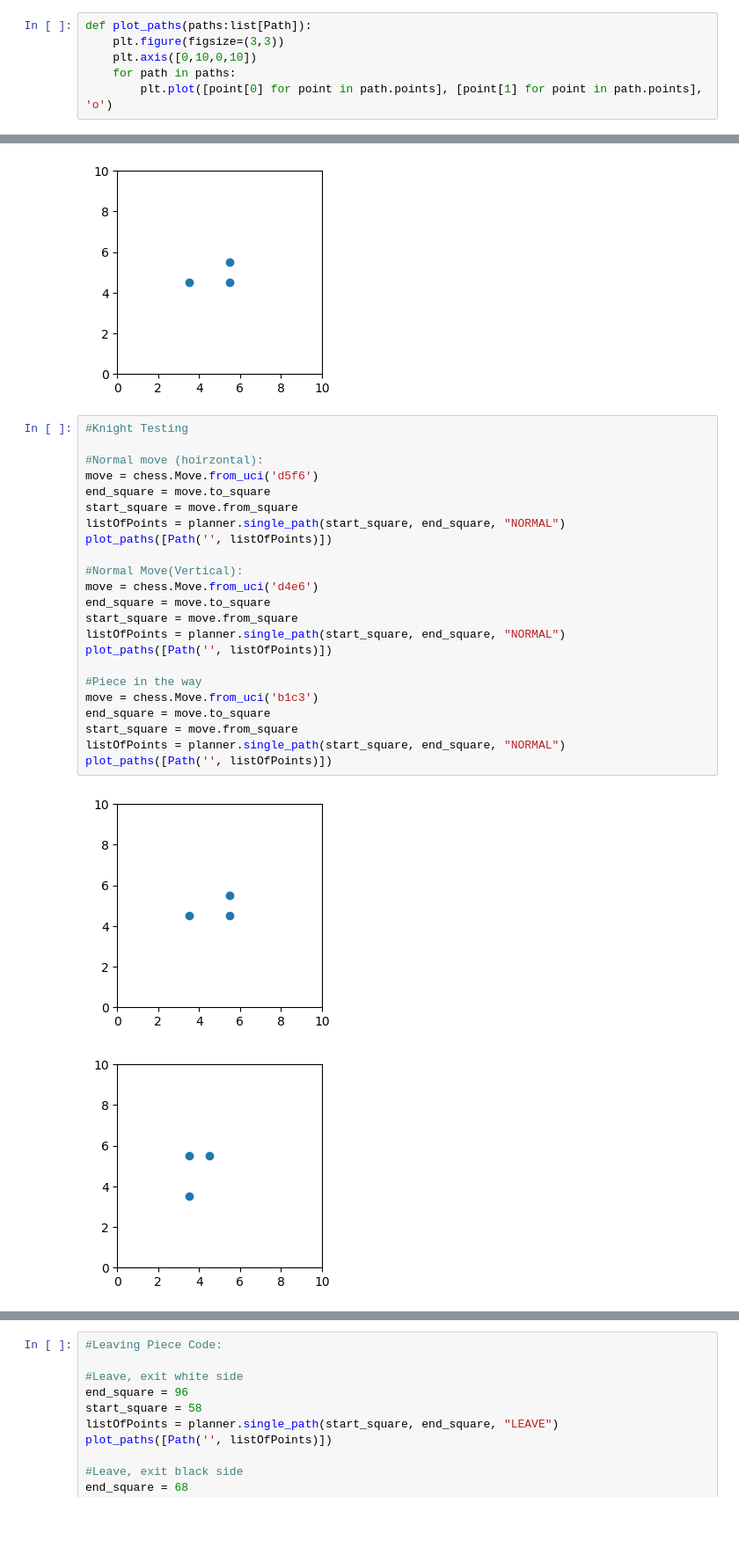
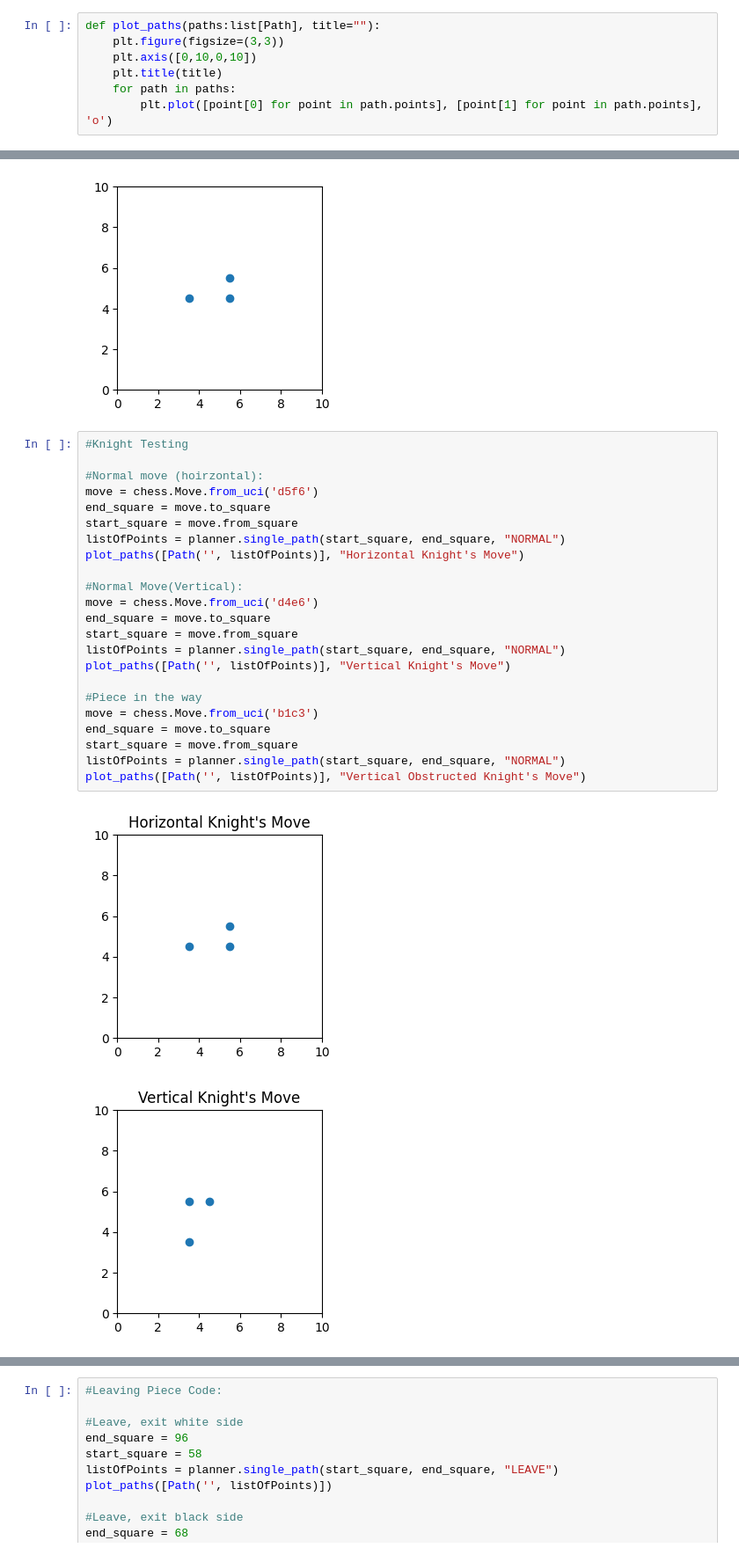
Before and after one commit to Therinzine/arc-wizard-chess, a Jupyter notebook: Fall 2023/PathPlanning/testing.ipynb, the cells around one changed output, grey strips where cells are left out. Shown at 88% size. Drawn from its saved outputs; the diff is of its cells as text; blank space fills up the shorter version.

```diff
--- a/Fall 2023/PathPlanning/testing.ipynb
+++ b/Fall 2023/PathPlanning/testing.ipynb
@@ -7,9 +7,10 @@ from matplotlib import pyplot as plt
 board = WizBoard()
 planner = PathPlanner(board)
 # %%
-def plot_paths(paths:list[Path]):
+def plot_paths(paths:list[Path], title=""):
     plt.figure(figsize=(3,3))
     plt.axis([0,10,0,10])
+    plt.title(title)
     for path in paths:
         plt.plot([point[0] for point in path.points], [point[1] for point in path.points], 'o')
 # %%
@@ -23,26 +24,26 @@ plot_paths([Path('', listOfPoints)])
 # %%
 #Knight Testing
 
 #Normal move (hoirzontal):
 move = chess.Move.from_uci('d5f6')
 end_square = move.to_square
 start_square = move.from_square
 listOfPoints = planner.single_path(start_square, end_square, "NORMAL")
-plot_paths([Path('', listOfPoints)])
+plot_paths([Path('', listOfPoints)], "Horizontal Knight's Move")
 
 #Normal Move(Vertical):
 move = chess.Move.from_uci('d4e6')
 end_square = move.to_square
 start_square = move.from_square
 listOfPoints = planner.single_path(start_square, end_square, "NORMAL")
-plot_paths([Path('', listOfPoints)])
+plot_paths([Path('', listOfPoints)], "Vertical Knight's Move")
 
 #Piece in the way
 move = chess.Move.from_uci('b1c3')
 end_square = move.to_square
 start_square = move.from_square
 listOfPoints = planner.single_path(start_square, end_square, "NORMAL")
-plot_paths([Path('', listOfPoints)])
+plot_paths([Path('', listOfPoints)], "Vertical Obstructed Knight's Move")
 # %% [output]
-[figure, old version]
+[figure, new version]
-[figure, old version]
+[figure, new version]
```
Also changed, not shown: parts of 1 cell of this notebook, 1 other file.
